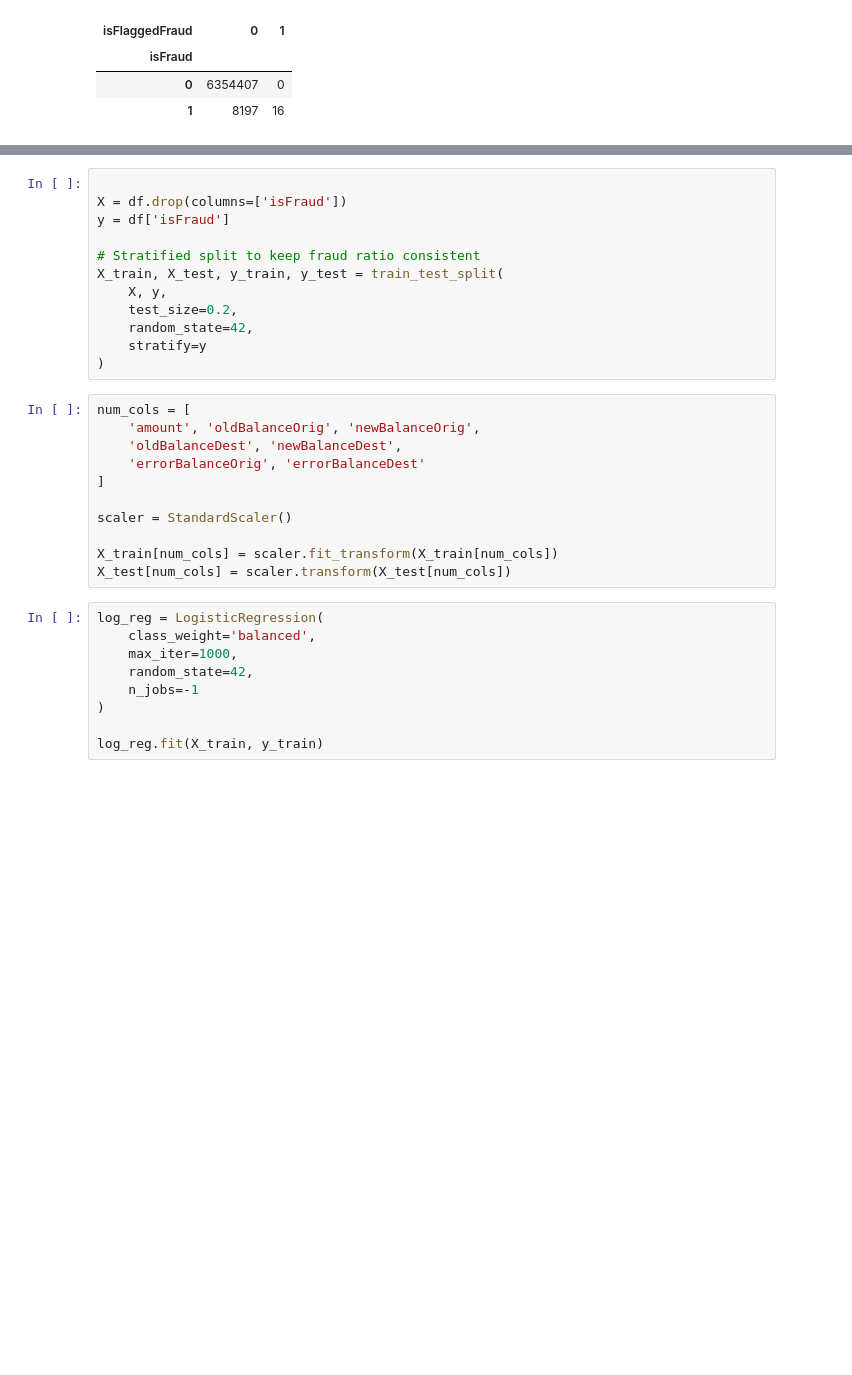
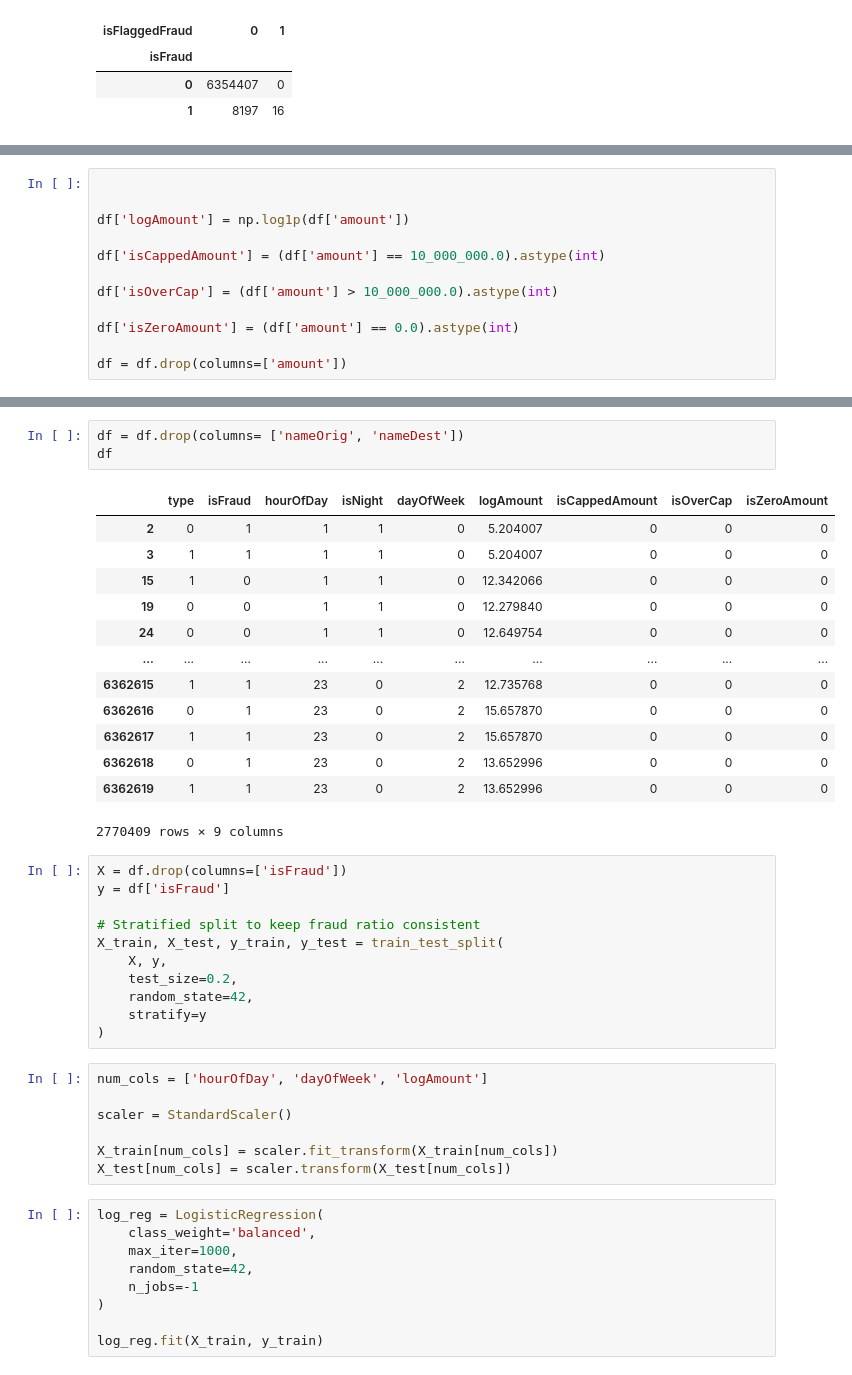
Before and after one commit to hoang2008an/Nhom01_GDG, a Jupyter notebook: notebooks/paysim/paysim_fraud_detection.ipynb, the cells around one changed output, grey strips where cells are left out. Saved outputs shown, nothing was run; the diff lists cells and outputs as text; blank space fills up the shorter version.

```diff
--- a/notebooks/paysim/paysim_fraud_detection.ipynb
+++ b/notebooks/paysim/paysim_fraud_detection.ipynb
@@ -198,0 +247,12 @@ df
+# %%
+
+
+df['logAmount'] = np.log1p(df['amount'])
+
+df['isCappedAmount'] = (df['amount'] == 10_000_000.0).astype(int)
+
+df['isOverCap'] = (df['amount'] > 10_000_000.0).astype(int)
+
+df['isZeroAmount'] = (df['amount'] == 0.0).astype(int)
+
+df = df.drop(columns=['amount'])
@@ -199,5 +276,21 @@ df
+# %%
+df = df.drop(columns= ['nameOrig', 'nameDest'])
+df
+# %% [output]
+|  | type | isFraud | hourOfDay | isNight | dayOfWeek | logAmount | isCappedAmount | isOverCap | isZeroAmount |
+| 2 | 0 | 1 | 1 | 1 | 0 | 5.204007 | 0 | 0 | 0 |
+| 3 | 1 | 1 | 1 | 1 | 0 | 5.204007 | 0 | 0 | 0 |
+| 15 | 1 | 0 | 1 | 1 | 0 | 12.342066 | 0 | 0 | 0 |
+| 19 | 0 | 0 | 1 | 1 | 0 | 12.279840 | 0 | 0 | 0 |
+| 24 | 0 | 0 | 1 | 1 | 0 | 12.649754 | 0 | 0 | 0 |
+| ... | ... | ... | ... | ... | ... | ... | ... | ... | ... |
+| 6362615 | 1 | 1 | 23 | 0 | 2 | 12.735768 | 0 | 0 | 0 |
+| 6362616 | 0 | 1 | 23 | 0 | 2 | 15.657870 | 0 | 0 | 0 |
+| 6362617 | 1 | 1 | 23 | 0 | 2 | 15.657870 | 0 | 0 | 0 |
+| 6362618 | 0 | 1 | 23 | 0 | 2 | 13.652996 | 0 | 0 | 0 |
+| 6362619 | 1 | 1 | 23 | 0 | 2 | 13.652996 | 0 | 0 | 0 |
+2770409 rows × 9 columns
 # %%
-
 X = df.drop(columns=['isFraud'])
 y = df['isFraud']
 
@@ -209,11 +302,7 @@ X_train, X_test, y_train, y_test = train_test_split(
     stratify=y
 )
 # %%
-num_cols = [
-    'amount', 'oldBalanceOrig', 'newBalanceOrig',
-    'oldBalanceDest', 'newBalanceDest',
-    'errorBalanceOrig', 'errorBalanceDest'
-]
+num_cols = ['hourOfDay', 'dayOfWeek', 'logAmount']
 
 scaler = StandardScaler()
 
```
Also changed, not shown: parts of 31 cells of this notebook.
